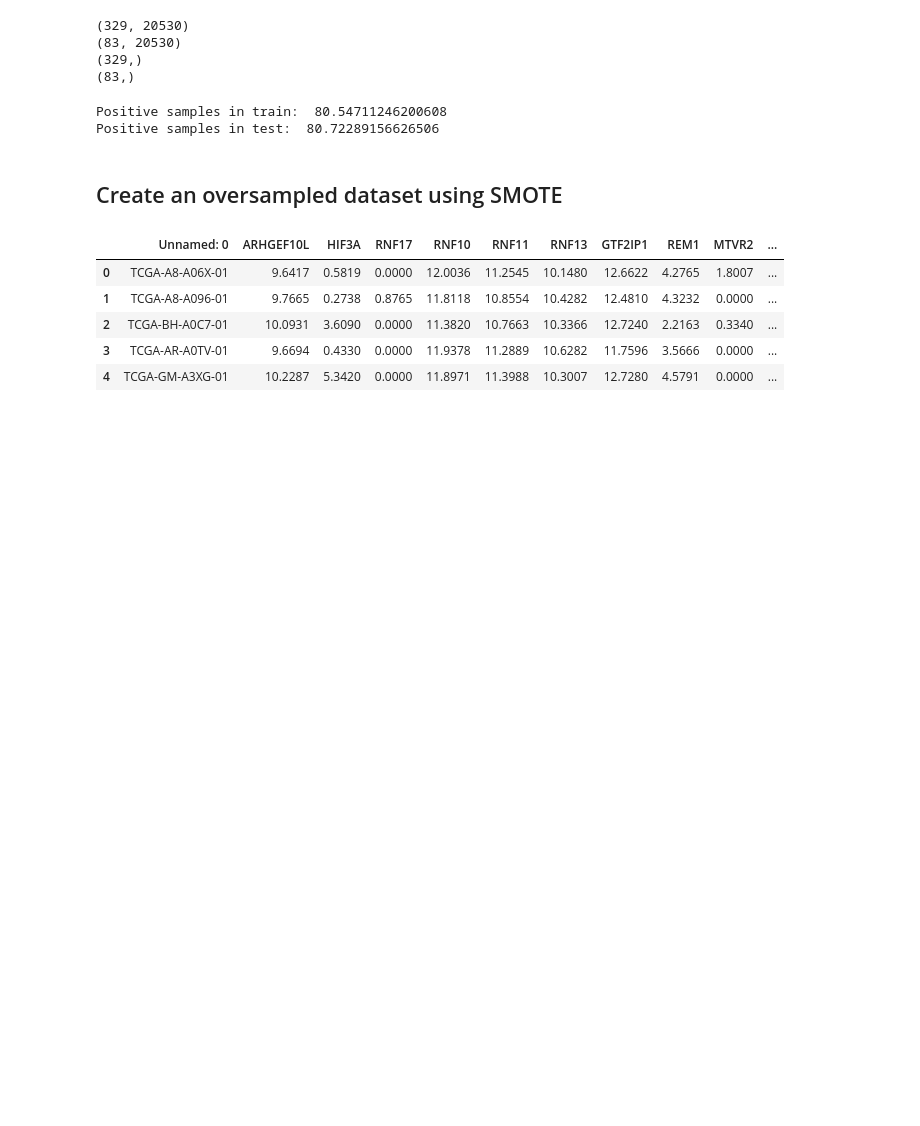
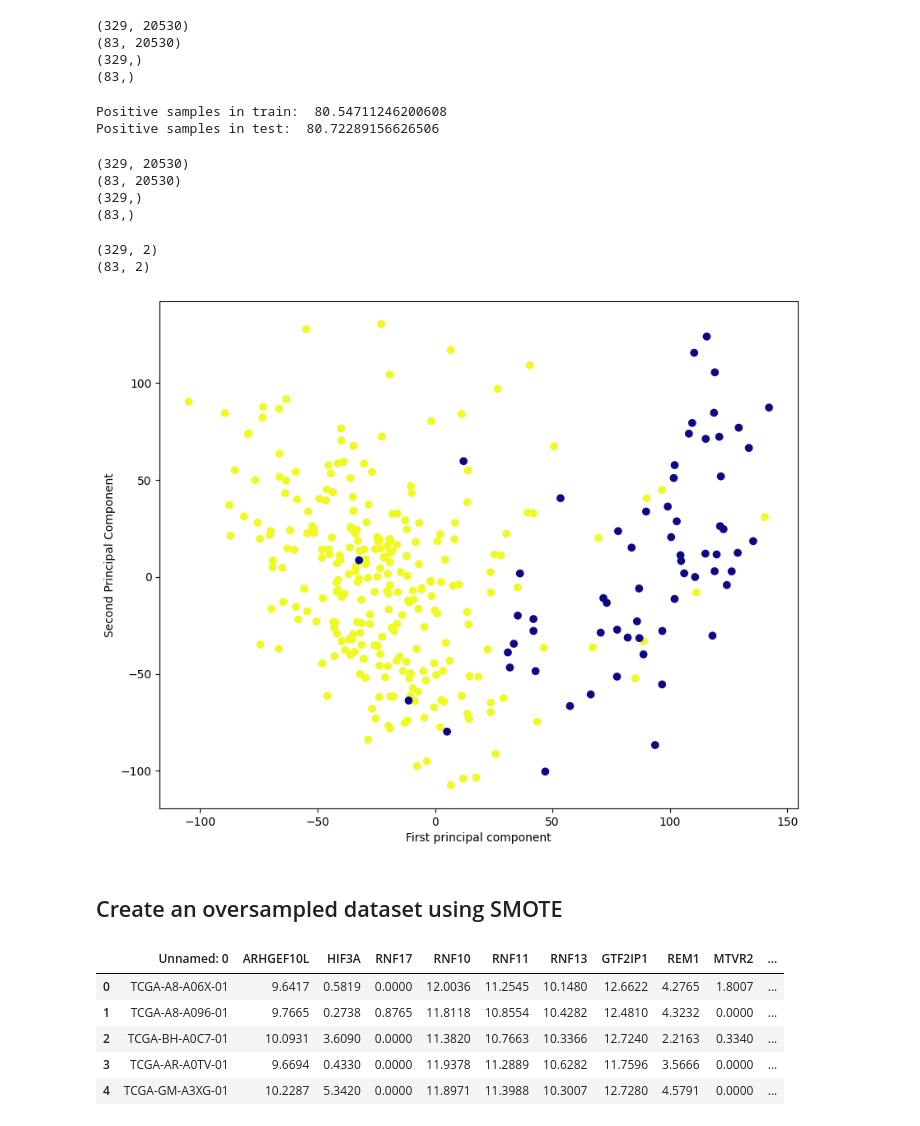
Before and after one commit to Alif108/CSE_472_Machine_Learning, a Jupyter notebook: Assignment/dataset_analysis.ipynb, the cells around one changed output. Drawn from its saved outputs; the diff is of its cells as text; code cells hidden in the pictures; blank space fills up the shorter version.

```diff
--- a/Assignment/dataset_analysis.ipynb
+++ b/Assignment/dataset_analysis.ipynb
@@ -483,6 +496,45 @@ with open('Data/y_train.pkl', 'wb') as f:
 
 with open('Data/y_test.pkl', 'wb') as f:
     pickle.dump(y_test, f)
+# %%
+import pickle
+
+X_train = pickle.load(open('Data/X_train.pkl', 'rb'))
+X_test = pickle.load(open('Data/X_test.pkl', 'rb'))
+y_train = pickle.load(open('Data/y_train.pkl', 'rb'))
+y_test = pickle.load(open('Data/y_test.pkl', 'rb'))
+
+print(X_train.shape)
+print(X_test.shape)
+print(y_train.shape)
+print(y_test.shape)
+# %% [output]
+(329, 20530)
+(83, 20530)
+(329,)
+(83,)
+# %%
+# reduce the dataset dim with pca and plot it in a 2d plot
+from sklearn.decomposition import PCA
+from mpl_toolkits.mplot3d import Axes3D
+
+pca = PCA(n_components=2)
+pca.fit(X_train)
+X_train_pca = pca.transform(X_train)
+X_test_pca = pca.transform(X_test)
+
+print(X_train_pca.shape)
+print(X_test_pca.shape)
+
+plt.figure(figsize=(10, 8))
+plt.scatter(X_train_pca[:, 0], X_train_pca[:, 1], c=y_train, cmap='plasma')
+plt.xlabel('First principal component')
+plt.ylabel('Second Principal Component')
+plt.show()
+# %% [output]
+(329, 2)
+(83, 2)
+[figure, added]
 # %% [markdown]
 ## Create an oversampled dataset using SMOTE
 # %%
```
Also changed, not shown: parts of 3 cells of this notebook, 8 other files.
